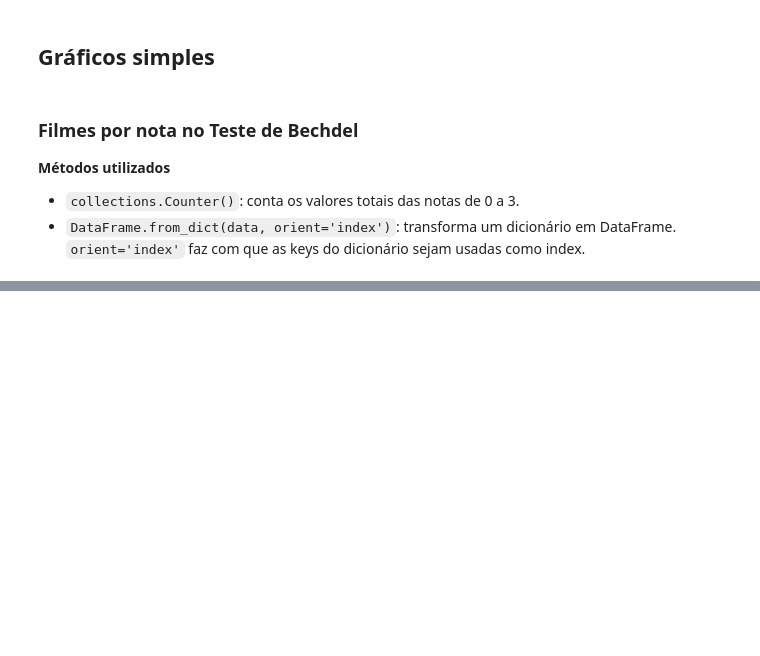
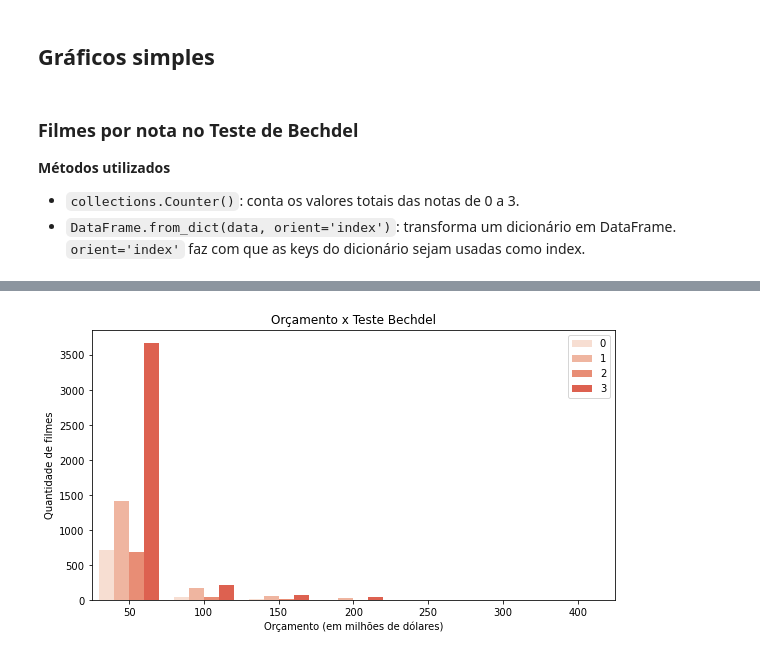
Before and after one commit to vinifm/puc_bechdel, a Jupyter notebook: main.ipynb, the cells around one changed output, grey strips where cells are left out. Drawn from its saved outputs; the diff is of its cells as text; code cells hidden in the pictures; blank space fills up the shorter version.

```diff
--- a/main.ipynb
+++ b/main.ipynb
@@ -1819,0 +93,34 @@ plt.show()
+# %%
+budget_df = data.copy()
+budget_df['Orçamento'] = pd.NA
+
+for index, row in budget_df.iterrows():
+    orçamento = 0
+    if row['budget'] <= 1*(50*(10**6)):
+        orçamento = 1*50
+    elif row['budget'] <= 2*(50*(10**6)):
+        orçamento = 2*50
+    elif row['budget'] <= 3*(50*(10**6)):
+        orçamento = 3*50
+    elif row['budget'] <= 4*(50*(10**6)):
+        orçamento = 4*50
+    elif row['budget'] <= 5*(50*(10**6)):
+        orçamento = 5*50
+    elif row['budget'] <= 6*(50*(10**6)):
+        orçamento = 6*50
+    elif row['budget'] <= 7*(50*(10**6)):
+        orçamento = 7*50
+    elif row['budget'] <= 8*(50*(10**6)):
+        orçamento = 8*50
+    budget_df.loc[index, 'Orçamento'] = orçamento
+budget_df['Orçamento'] = budget_df['Orçamento'].astype('int64')
+
+fig, axs = plt.subplots(figsize=(8, 4.5), constrained_layout=True)
+sns.countplot(ax=axs, x='Orçamento', hue='bt_score', data=budget_df)
+plt.legend(loc='upper right')
+plt.title("Orçamento x Teste Bechdel")
+plt.xlabel("Orçamento (em milhões de dólares)")
+plt.ylabel("Quantidade de filmes")
+plt.show()
+# %% [output]
+[figure, added]
```
Also changed, not shown: parts of 209 cells of this notebook.
